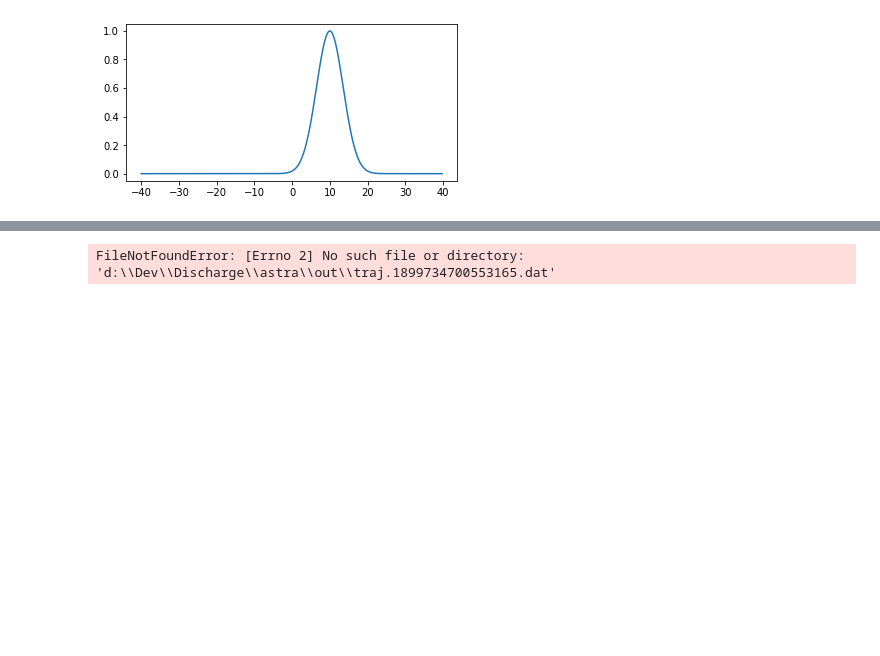
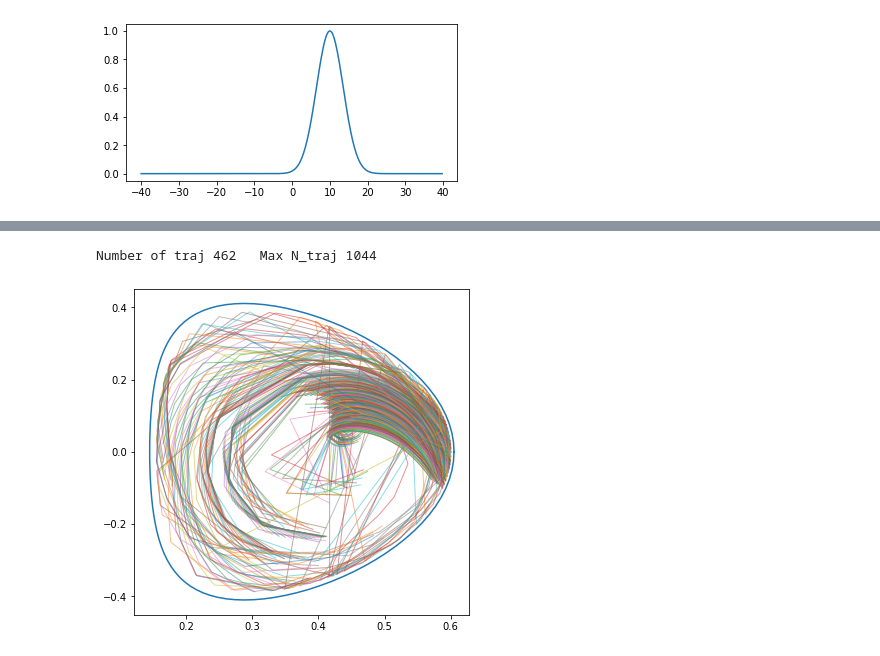
Before and after one commit to temper8/Discharge, a Jupyter notebook: astra/summary.ipynb, the cells around one changed output, grey strips where cells are left out. Saved outputs shown, nothing was run; the diff lists cells and outputs as text; code cells hidden in the pictures; blank space fills up the shorter version.

```diff
--- a/astra/summary.ipynb
+++ b/astra/summary.ipynb
@@ -56,7 +116,8 @@ Number of traj 609   Max N_traj 1050
 # %%
 import matplotlib.pyplot as plt
 import numpy as np
 import ray_tracing
-ray_tracing.plot("out/traj.1899734700553165.dat")
+ray_tracing.plot("out/traj.1803734701577077.dat")
 # %% [output]
-FileNotFoundError: [Errno 2] No such file or directory: 'd:\\Dev\\Discharge\\astra\\out\\traj.1899734700553165.dat'
+Number of traj 462   Max N_traj 1044
+[figure, added]
```
Also changed, not shown: parts of 11 cells of this notebook.
